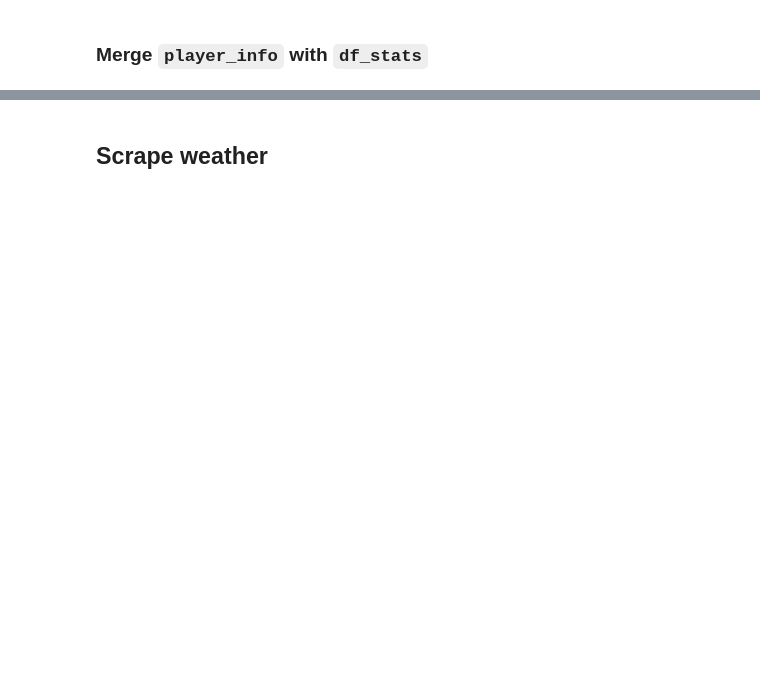
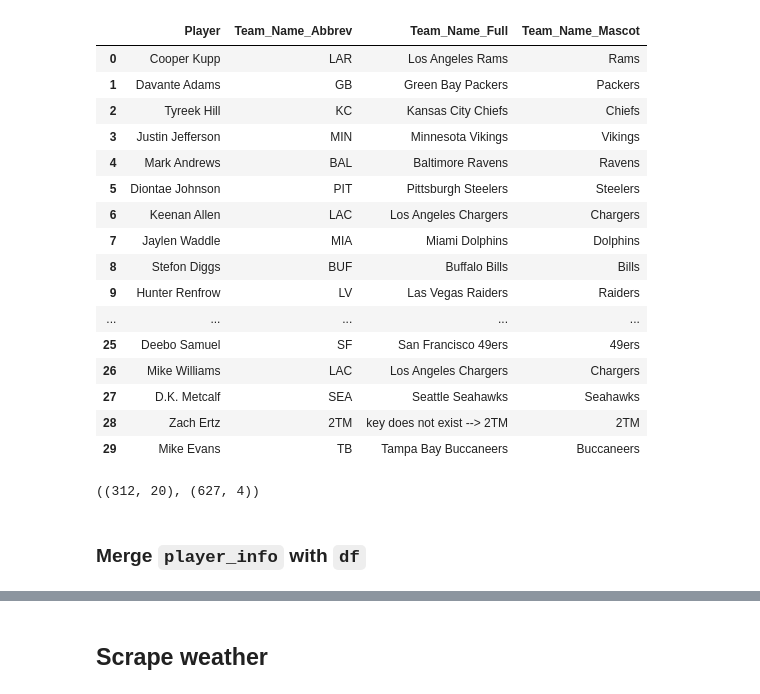
Before and after one commit to aothree/Fantasy-Football, a Jupyter notebook: main_df.ipynb, the cells around one changed output, grey strips where cells are left out. Cells and saved outputs as stored; diff of their text form; code cells hidden in the pictures; blank space fills up the shorter version.

Commit message:
redo of player_info and def_rank

```diff
--- a/main_df.ipynb
+++ b/main_df.ipynb
@@ -15,20 +42,16 @@ current_week = 23
 # %%
-positions = ['QB', 'WR', 'RB', 'TE', 'K']
-weeks = [week for week in range(starting_week,current_week +1)]
+all_positions = ['QB', 'WR', 'RB', 'TE', 'K']
+weeks = [week for week in range(starting_week, current_week + 1)]
 
 file_list = []
 
-for position in positions:
+for position in all_positions:
     for week in weeks:
         url = f'https://www.cbssports.com/nfl/stats/leaders/live/{position}/{week}/'
-        print(url)
         res = requests.get(url)
-        print(res)
         output = open(f'./nfl_data/weekly/cbs_weekly/week-{week}_{position}.xls', 'wb')
         output.write(res.content)
         file_list.append(f'./nfl_data/weekly/cbs_weekly/week-{week}_{position}.xls')
         output.close()
         data = pd.read_html(f'./nfl_data/weekly/cbs_weekly/week-{week}_{position}.xls')
         df = data[0]
-        # df = df.droplevel(0, axis=1)
-        print((position, week), df.shape)
@@ -324,11 +131,3 @@ df_stats.fillna(0, inplace = True)
-# %%
-url = 'https://www.pro-football-reference.com/years/2021/rushing.htm'
-resp = requests.get(url)
-resp
-
-output = open('./nfl_data/2021_rushing_stats.xls', 'wb')
-output.write(resp.content)
-output.close()
 # %%
 position = ['rushing', 'passing', 'receiving']
 
@@ -336,9 +135,8 @@ for element in position:
     url = f'https://www.pro-football-reference.com/years/2021/{element}.htm'
     resp = requests.get(url)
 
-    output = open(f'./nfl_data/2021_{element}_stats.xls', 'wb')
-    output.write(resp.content)
-    output.close()
+    with open(f'./nfl_data/2021_{element}_stats.xls', 'wb') as f:
+        f.write(resp.content)
 # %%
 pi_wr = pd.read_html('./nfl_data/2021_receiving_stats.xls')
 pi_wr = pd.DataFrame(pi_wr[0]) # Saves df var to dataframe
@@ -413,8 +202,8 @@ Team_Abbreviations_Dict = {
     'Minnesota Vikings': 'MIN',
     'New England Patriots': 'NWE',
     'New Orleans Saints': 'NO',
-    'NY Giants': 'NYG',
-    'NY Jets': 'NYJ',
+    'New York Giants': 'NYG',
+    'New York Jets': 'NYJ',
     'Las Vegas Raiders': 'LVR',
     'Philadelphia Eagles': 'PHI',
     'Pittsburgh Steelers': 'PIT',
@@ -424,7 +213,7 @@ Team_Abbreviations_Dict = {
     'Los Angeles Rams': 'LAR',
     'Tampa Bay Buccaneers': 'TAM',
     'Tennessee Titans': 'TEN',
-    'Washington Commanders': 'WAS'
+    'Washington Football Team': 'WAS'
 }
 # %%
 def get_key(val):
@@ -440,3 +238,36 @@ player_info['Team_Name_Mascot'] = player_info['Team_Name_Full'].map(lambda x: x.
+# %%
+replace_values = {'KAN': 'KC',
+                  'TAM': 'TB',
+                  'SFO': 'SF',
+                  'GNB': 'GB',
+                  'NWE': 'NE',
+                  'LVR': 'LV',
+                  'NOR': 'NO',
+                  'JAX': 'JAC'}
+player_info['Team_Name_Abbrev'] = player_info['Team_Name_Abbrev'].replace(replace_values)
+player_info.head(30)
+# %% [output]
+|  | Player | Team_Name_Abbrev | Team_Name_Full | Team_Name_Mascot |
+| 0 | Cooper Kupp | LAR | Los Angeles Rams | Rams |
+| 1 | Davante Adams | GB | Green Bay Packers | Packers |
+| 2 | Tyreek Hill | KC | Kansas City Chiefs | Chiefs |
+| 3 | Justin Jefferson | MIN | Minnesota Vikings | Vikings |
+| 4 | Mark Andrews | BAL | Baltimore Ravens | Ravens |
+| 5 | Diontae Johnson | PIT | Pittsburgh Steelers | Steelers |
+| 6 | Keenan Allen | LAC | Los Angeles Chargers | Chargers |
+| 7 | Jaylen Waddle | MIA | Miami Dolphins | Dolphins |
+| 8 | Stefon Diggs | BUF | Buffalo Bills | Bills |
+| 9 | Hunter Renfrow | LV | Las Vegas Raiders | Raiders |
+| ... | ... | ... | ... | ... |
+| 25 | Deebo Samuel | SF | San Francisco 49ers | 49ers |
+| 26 | Mike Williams | LAC | Los Angeles Chargers | Chargers |
+| 27 | D.K. Metcalf | SEA | Seattle Seahawks | Seahawks |
+| 28 | Zach Ertz | 2TM | key does not exist --> 2TM | 2TM |
+| 29 | Mike Evans | TB | Tampa Bay Buccaneers | Buccaneers |
+# %%
+df.shape, player_info.shape
+# %% [output]
+((312, 20), (627, 4))
 # %% [markdown]
-### Merge `player_info` with `df_stats`
+### Merge `player_info` with `df`
 # %%
```
Also changed, not shown: parts of 72 cells of this notebook, 49 other files.
